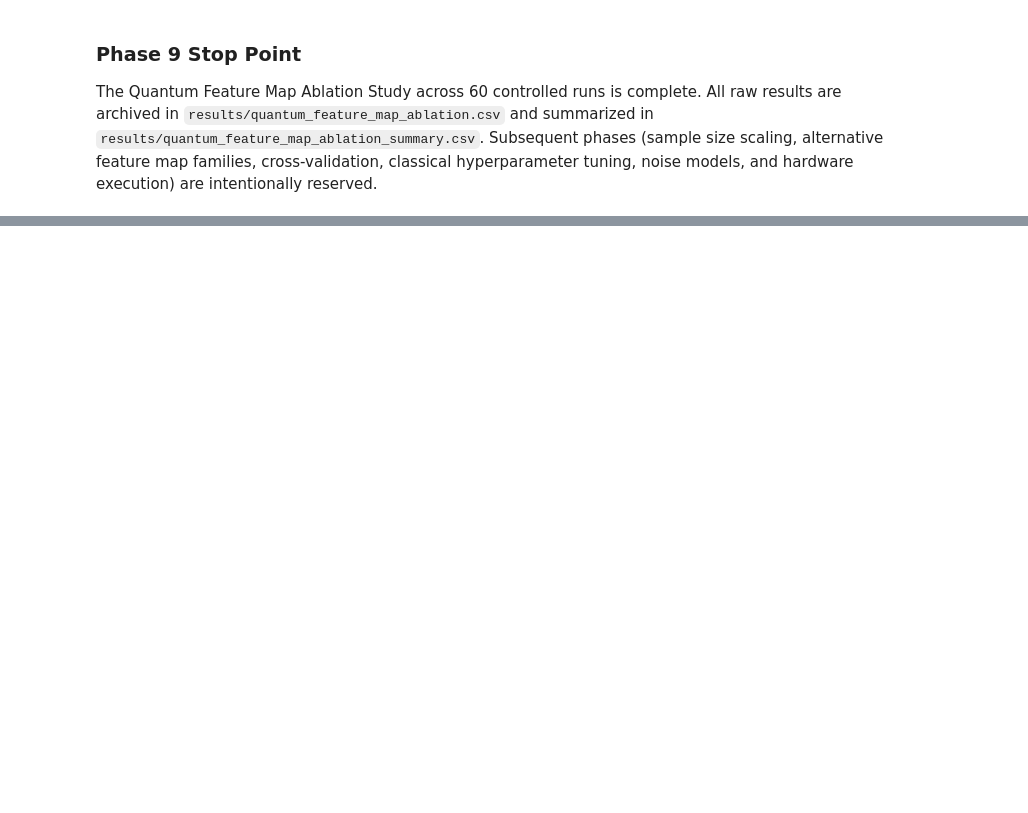
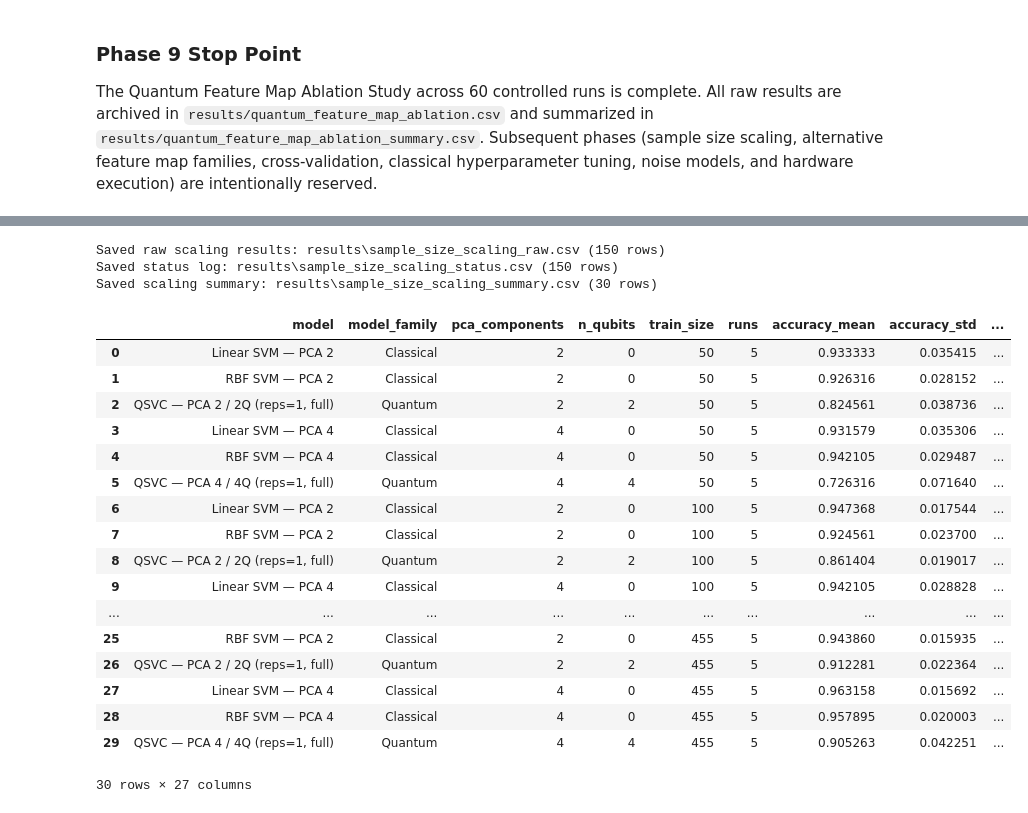
Before and after one commit to SinaQP/SVM-Vs-QSVM, a Jupyter notebook: svm_vs_qsvm_setup.ipynb, the cells around one changed output, grey strips where cells are left out. Cells and saved outputs as stored; diff of their text form; code cells hidden in the pictures; blank space fills up the shorter version.

```diff
--- a/svm_vs_qsvm_setup.ipynb
+++ b/svm_vs_qsvm_setup.ipynb
@@ -2621,0 +3011,75 @@ The Quantum Feature Map Ablation Study across 60 controlled runs is complete. Al
+# %%
+raw_df = pd.DataFrame(scaling_raw_results)
+status_df = pd.DataFrame(scaling_status_log)
+
+raw_csv_path = os.path.join(RESULTS_DIR, "sample_size_scaling_raw.csv")
+status_csv_path = os.path.join(RESULTS_DIR, "sample_size_scaling_status.csv")
+raw_df.to_csv(raw_csv_path, index=False)
+status_df.to_csv(status_csv_path, index=False)
+
+print(f"Saved raw scaling results: {raw_csv_path} ({len(raw_df)} rows)")
+print(f"Saved status log: {status_csv_path} ({len(status_df)} rows)")
+
+group_cols = ["model", "model_family", "pca_components", "n_qubits", "train_size"]
+summary_rows = []
+
+for keys, grp in raw_df.groupby(group_cols, sort=False):
+    model, family, pca_dim, n_q, N = keys
+    summary_rows.append({
+        "model": model,
+        "model_family": family,
+        "pca_components": pca_dim,
+        "n_qubits": n_q,
+        "train_size": N,
+        "runs": len(grp),
+        "accuracy_mean": grp["accuracy"].mean(),
+        "accuracy_std": grp["accuracy"].std(),
+        "precision_mean": grp["precision"].mean(),
+        "precision_std": grp["precision"].std(),
+        "recall_mean": grp["recall"].mean(),
+        "recall_std": grp["recall"].std(),
+        "f1_mean": grp["f1"].mean(),
+        "f1_std": grp["f1"].std(),
+        "roc_auc_mean": grp["roc_auc"].mean(),
+        "roc_auc_std": grp["roc_auc"].std(),
+        "runtime_mean": grp["total_runtime"].mean(),
+        "runtime_std": grp["total_runtime"].std(),
+        "pca_explained_variance_mean": grp["pca_explained_variance"].mean(),
+        "pca_explained_variance_std": grp["pca_explained_variance"].std(),
+        "kernel_total_bytes_mean": grp["kernel_total_bytes"].mean(),
+        "effective_rank_mean": grp["effective_rank"].mean(),
+        "effective_rank_std": grp["effective_rank"].std(),
+        "offdiag_std_mean": grp["offdiag_std"].mean(),
+        "offdiag_std_std": grp["offdiag_std"].std(),
+        "condition_number_mean": grp["condition_number"].mean(),
+        "condition_number_std": grp["condition_number"].std(),
+    })
+
+summary_df = pd.DataFrame(summary_rows)
+summary_csv_path = os.path.join(RESULTS_DIR, "sample_size_scaling_summary.csv")
+summary_df.to_csv(summary_csv_path, index=False)
+print(f"Saved scaling summary: {summary_csv_path} ({len(summary_df)} rows)")
+
+display(summary_df)
+# %% [output]
+Saved raw scaling results: results\sample_size_scaling_raw.csv (150 rows)
+Saved status log: results\sample_size_scaling_status.csv (150 rows)
+Saved scaling summary: results\sample_size_scaling_summary.csv (30 rows)
+|  | model | model_family | pca_components | n_qubits | train_size | runs | accuracy_mean | accuracy_std | ... |
+| 0 | Linear SVM — PCA 2 | Classical | 2 | 0 | 50 | 5 | 0.933333 | 0.035415 | ... |
+| 1 | RBF SVM — PCA 2 | Classical | 2 | 0 | 50 | 5 | 0.926316 | 0.028152 | ... |
+| 2 | QSVC — PCA 2 / 2Q (reps=1, full) | Quantum | 2 | 2 | 50 | 5 | 0.824561 | 0.038736 | ... |
+| 3 | Linear SVM — PCA 4 | Classical | 4 | 0 | 50 | 5 | 0.931579 | 0.035306 | ... |
+| 4 | RBF SVM — PCA 4 | Classical | 4 | 0 | 50 | 5 | 0.942105 | 0.029487 | ... |
+| 5 | QSVC — PCA 4 / 4Q (reps=1, full) | Quantum | 4 | 4 | 50 | 5 | 0.726316 | 0.071640 | ... |
+| 6 | Linear SVM — PCA 2 | Classical | 2 | 0 | 100 | 5 | 0.947368 | 0.017544 | ... |
+| 7 | RBF SVM — PCA 2 | Classical | 2 | 0 | 100 | 5 | 0.924561 | 0.023700 | ... |
+| 8 | QSVC — PCA 2 / 2Q (reps=1, full) | Quantum | 2 | 2 | 100 | 5 | 0.861404 | 0.019017 | ... |
+| 9 | Linear SVM — PCA 4 | Classical | 4 | 0 | 100 | 5 | 0.942105 | 0.028828 | ... |
+| ... | ... | ... | ... | ... | ... | ... | ... | ... | ... |
+| 25 | RBF SVM — PCA 2 | Classical | 2 | 0 | 455 | 5 | 0.943860 | 0.015935 | ... |
+| 26 | QSVC — PCA 2 / 2Q (reps=1, full) | Quantum | 2 | 2 | 455 | 5 | 0.912281 | 0.022364 | ... |
+| 27 | Linear SVM — PCA 4 | Classical | 4 | 0 | 455 | 5 | 0.963158 | 0.015692 | ... |
+| 28 | RBF SVM — PCA 4 | Classical | 4 | 0 | 455 | 5 | 0.957895 | 0.020003 | ... |
+| 29 | QSVC — PCA 4 / 4Q (reps=1, full) | Quantum | 4 | 4 | 455 | 5 | 0.905263 | 0.042251 | ... |
+30 rows × 27 columns
```
Also changed, not shown: parts of 47 cells of this notebook, 41 other files.
